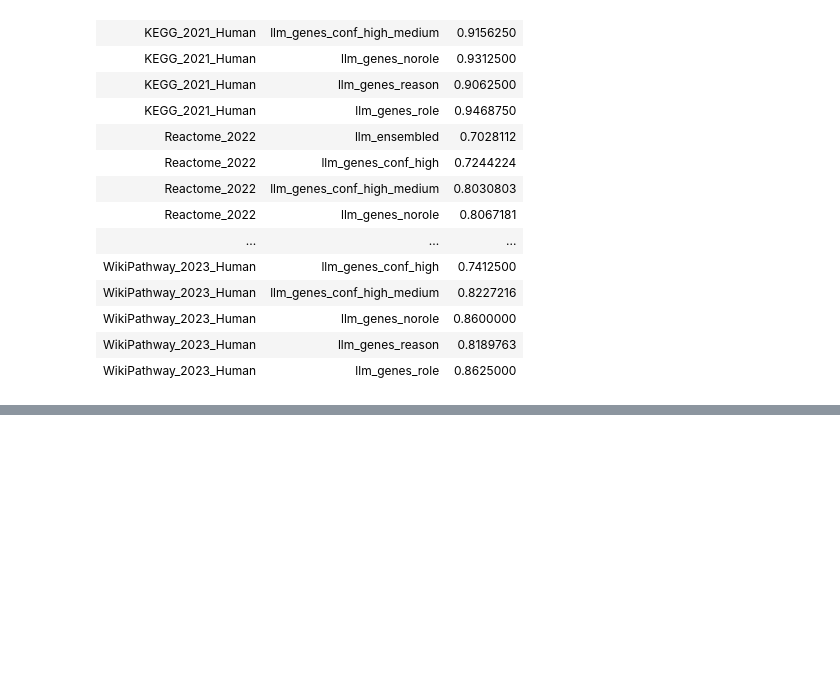
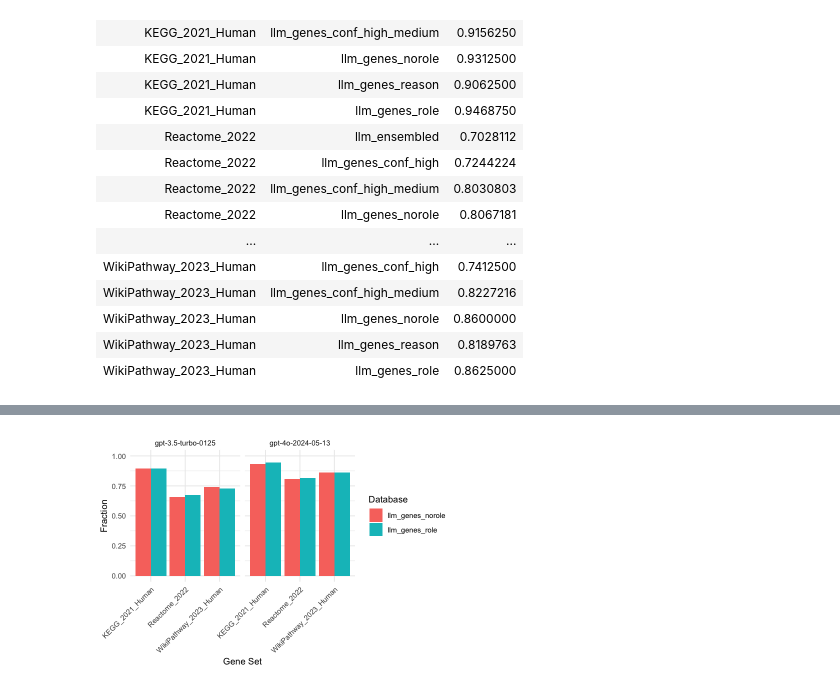
Before and after one commit to Alector-BIO/llm2geneset, a Jupyter notebook: notebooks/figures_zia.ipynb, the cells around one changed output, grey strips where cells are left out. Saved outputs shown, nothing was run; the diff lists cells and outputs as text; code cells hidden in the pictures; blank space fills up the shorter version.

```diff
--- a/notebooks/figures_zia.ipynb
+++ b/notebooks/figures_zia.ipynb
@@ -280,0 +279,3 @@ fig
+# %%
+df <- readr::read_tsv("genes_overlap.tsv")
+unique(df$gene_set)
@@ -280,0 +294,6 @@ fig
+# %%
+df <- df |> filter(gene_set %in% c("llm_genes_role", "llm_genes_norole"))
+# %%
+df <- df %>%
+  group_by(database, gene_set, model) %>%
+  summarise(fraction = mean(p_val_adj < 0.01, na.rm = TRUE))
@@ -280,0 +320,14 @@ fig
+# %%
+options(repr.plot.width = 6, repr.plot.height = 4)
+fig <- ggplot(df, aes(x = database, y = fraction, fill = gene_set)) +
+  geom_bar(stat = "identity", position = "dodge") +
+  labs(x = "Gene Set", y = "Fraction", fill = "Database") +
+  facet_wrap(~model) +
+  ylim(0, 1) +
+  theme_minimal() +
+  theme(axis.text.x = element_text(angle = 45, hjust = 1))
+
+ggsave(fig, file="role_vs_norole.pdf", width=6, height=4)
+fig
+# %% [output]
+[figure, added]
```
Also changed, not shown: parts of 10 cells of this notebook, 10 other files.
